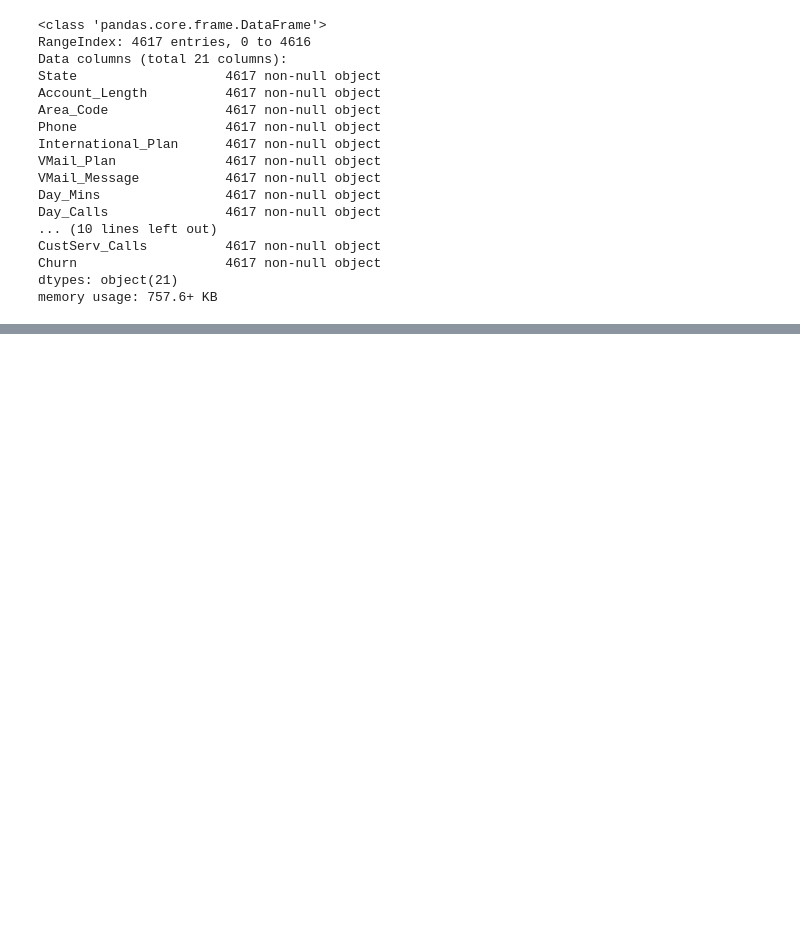
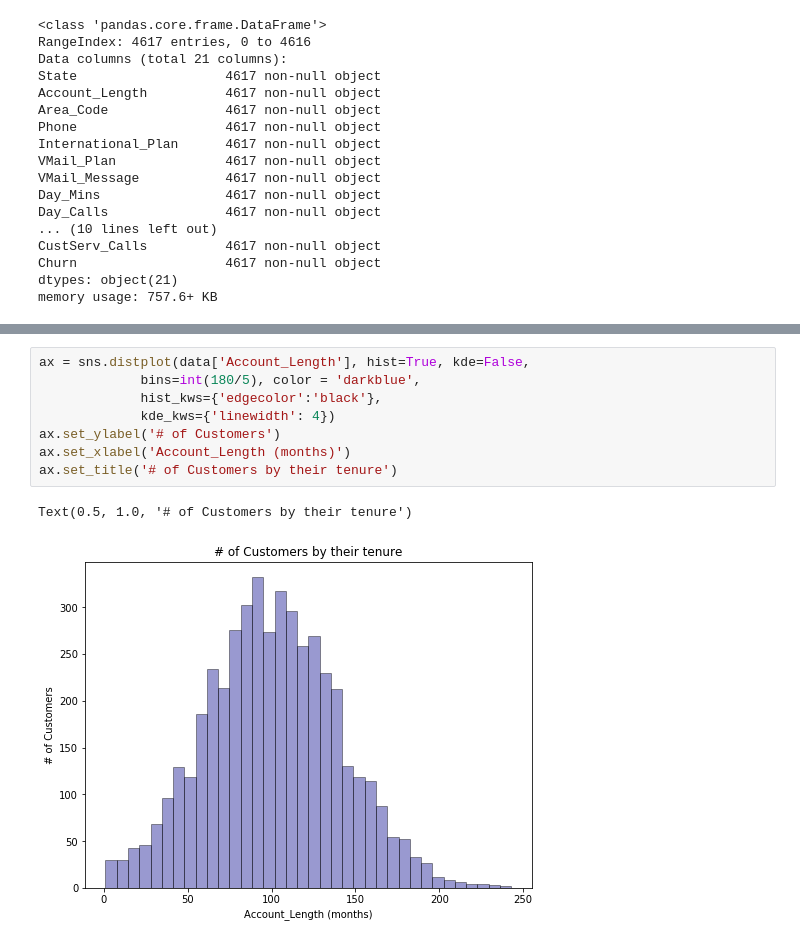
Before and after one commit to isankha007/ML-Project, a Jupyter notebook: Telecom-Churn.ipynb, the cells around one changed output, grey strips where cells are left out. Saved outputs shown, nothing was run; the diff lists cells and outputs as text; blank space fills up the shorter version.

```diff
--- a/Telecom-Churn.ipynb
+++ b/Telecom-Churn.ipynb
@@ -114,0 +183,11 @@ data.head()
+# %%
+ax = sns.distplot(data['Account_Length'], hist=True, kde=False,
+             bins=int(180/5), color = 'darkblue',
+             hist_kws={'edgecolor':'black'},
+             kde_kws={'linewidth': 4})
+ax.set_ylabel('# of Customers')
+ax.set_xlabel('Account_Length (months)')
+ax.set_title('# of Customers by their tenure')
+# %% [output]
+Text(0.5, 1.0, '# of Customers by their tenure')
+[figure, added]
```
Also changed, not shown: parts of 48 cells of this notebook.
